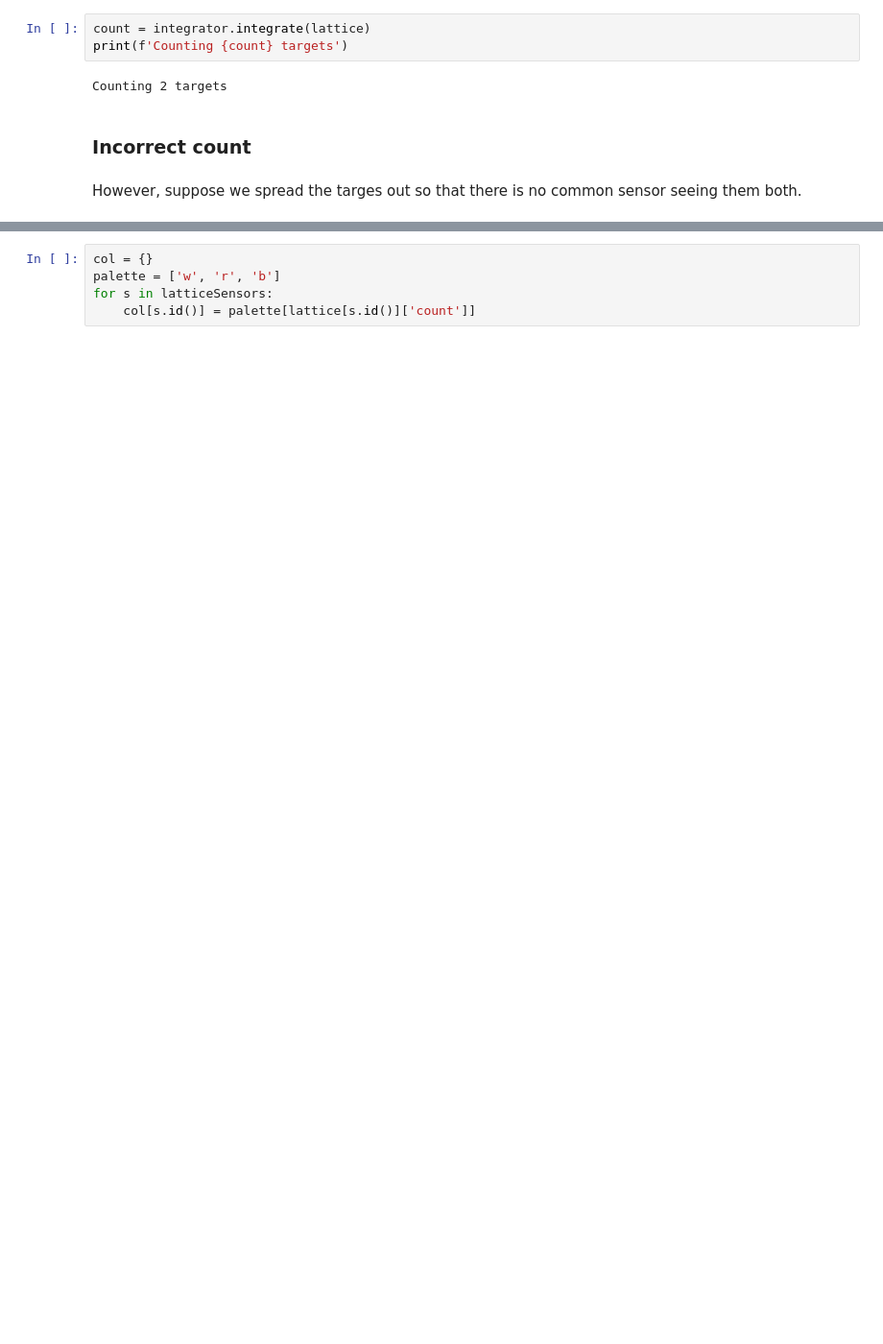
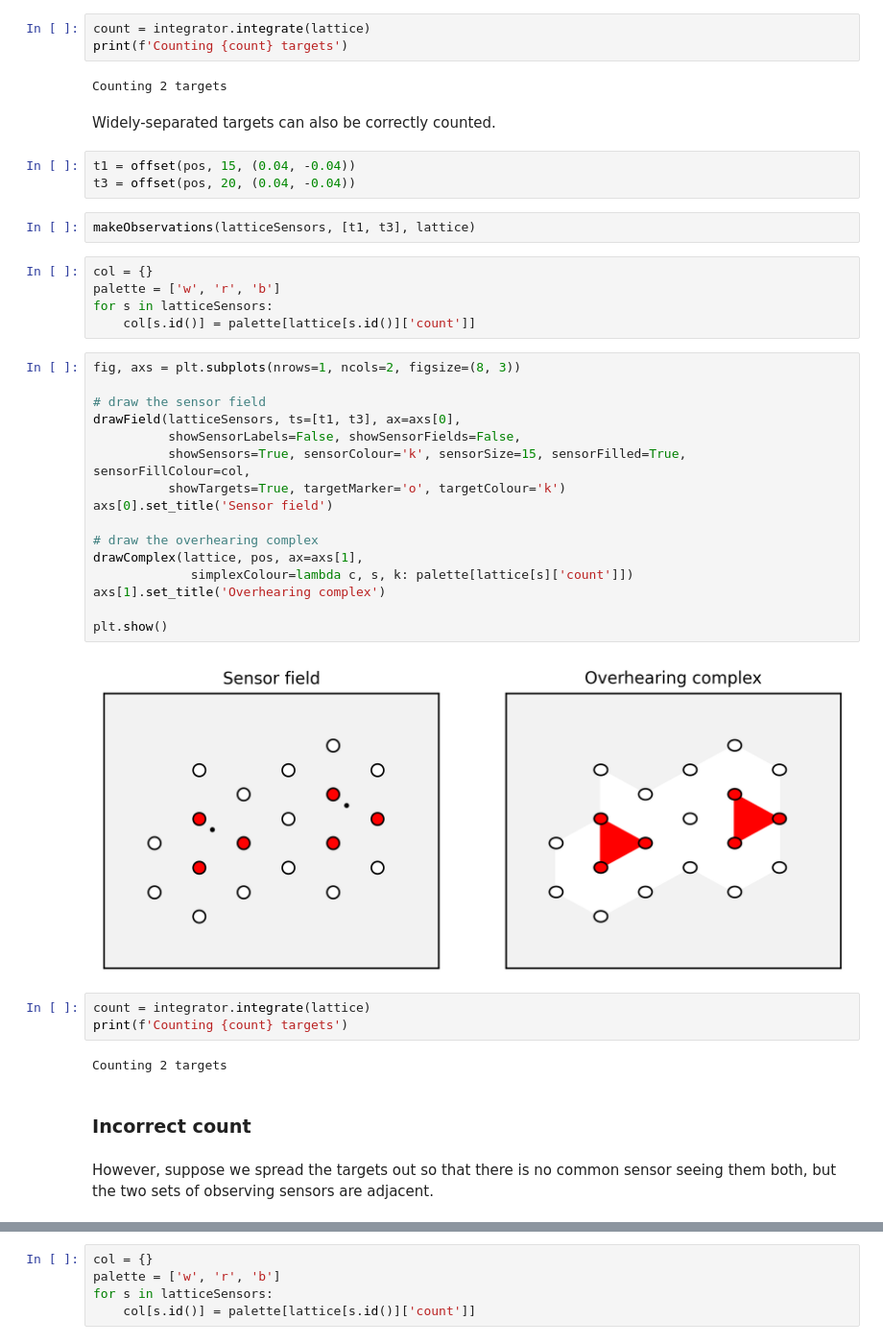
Before and after one commit to simoninireland/sensor-playground, a Jupyter notebook: euler.ipynb, the cells around one changed output, grey strips where cells are left out. Shown at 96% size. Drawn from its saved outputs; the diff is of its cells as text; blank space fills up the shorter version.

```diff
--- a/euler.ipynb
+++ b/euler.ipynb
@@ -274,8 +265,43 @@ count = integrator.integrate(lattice)
 print(f'Counting {count} targets')
 # %% [output]
 Counting 2 targets
+# %% [markdown]
+Widely-separated targets can also be correctly counted.
+# %%
+t1 = offset(pos, 15, (0.04, -0.04))
+t3 = offset(pos, 20, (0.04, -0.04))
+# %%
+makeObservations(latticeSensors, [t1, t3], lattice)
+# %%
+col = {}
+palette = ['w', 'r', 'b']
+for s in latticeSensors:
+    col[s.id()] = palette[lattice[s.id()]['count']]
+# %%
+fig, axs = plt.subplots(nrows=1, ncols=2, figsize=(8, 3))
+
+# draw the sensor field
+drawField(latticeSensors, ts=[t1, t3], ax=axs[0],
+          showSensorLabels=False, showSensorFields=False,
+          showSensors=True, sensorColour='k', sensorSize=15, sensorFilled=True, sensorFillColour=col,
+          showTargets=True, targetMarker='o', targetColour='k')
+axs[0].set_title('Sensor field')
+
+# draw the overhearing complex
+drawComplex(lattice, pos, ax=axs[1],
+             simplexColour=lambda c, s, k: palette[lattice[s]['count']])
+axs[1].set_title('Overhearing complex')
+
+plt.show()
+# %% [output]
+[figure, added]
+# %%
+count = integrator.integrate(lattice)
+print(f'Counting {count} targets')
+# %% [output]
+Counting 2 targets
 # %% [markdown]
 ### Incorrect count
 # %% [markdown]
-However, suppose we spread the targes out so that there is no common sensor seeing them both.
+However, suppose we spread the targets out so that there is no common sensor seeing them both, but the two sets of observing sensors are adjacent.
 # %%
```
Also changed, not shown: parts of 11 cells of this notebook.
